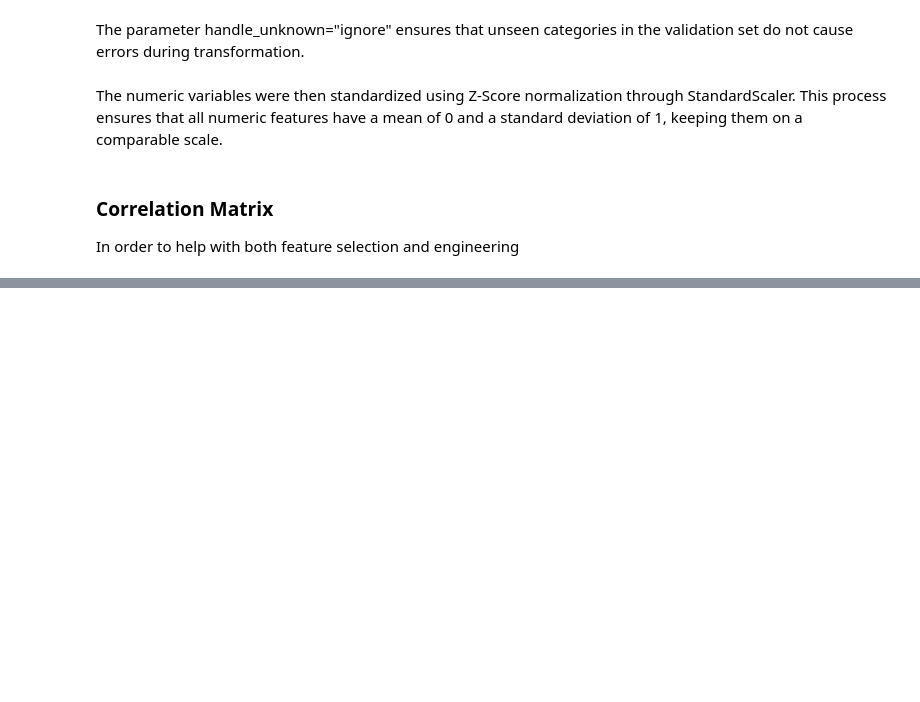
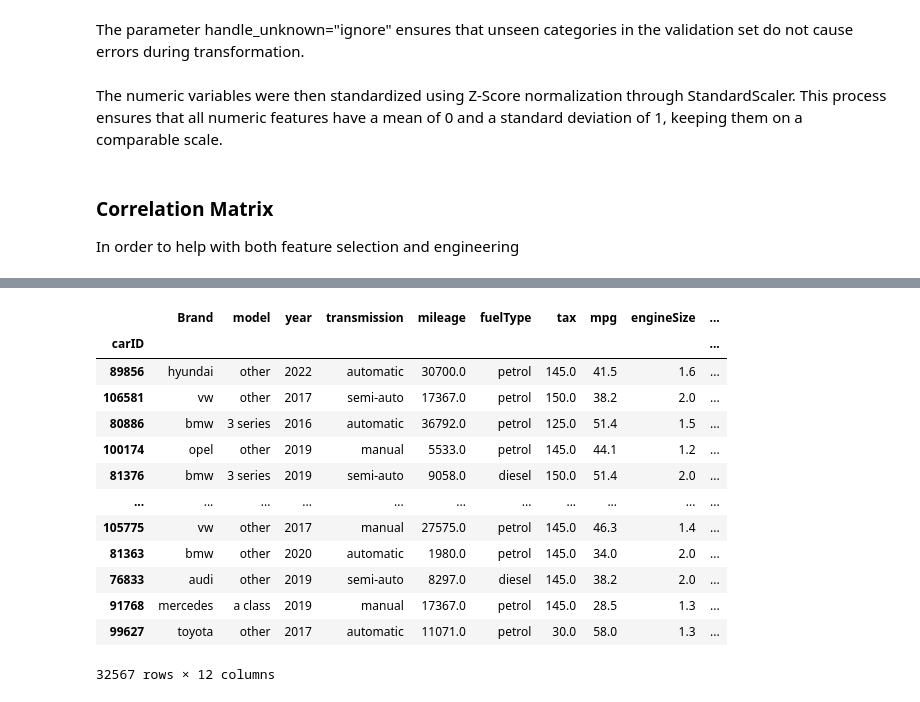
Before and after one commit to lucasdmcax/machine_learning, a Jupyter notebook: Homework_Group20.ipynb, the cells around one changed output, grey strips where cells are left out. Saved outputs shown, nothing was run; the diff lists cells and outputs as text; code cells hidden in the pictures; blank space fills up the shorter version.

Commit message:
Created a simple model in order to test our work

```diff
--- a/Homework_Group20.ipynb
+++ b/Homework_Group20.ipynb
@@ -507,0 +598,4 @@ plt.show()
+# %%
+test_df = pd.read_csv('data/test.csv').set_index('carID')
+test_df_cleaned = general_cleaning(test_df)
+test_df_cleaned.head()
@@ -507,0 +610,6 @@ plt.show()
+# %%
+for col in cat_cols:
+    standardised_cats = high_freq_categories_by_col[col]
+    # process training data
+    test_df_cleaned[col] = standardize_categorical_col(test_df_cleaned[col], standardised_cats)
+    test_df_cleaned[col] = test_df_cleaned[col].fillna('other')
@@ -507,0 +626,8 @@ plt.show()
+# %%
+# Turn outliers for remaining columns into np.nan
+for col in continuous_cols:
+    if col == 'mileage':
+        continue
+    upper_bound = upper_bounds_num_cols[col]
+
+    test_df_cleaned[col] = clean_outliers(test_df_cleaned[col], upper_bound)
@@ -507,0 +643,20 @@ plt.show()
+# %%
+for col in num_cols:
+    test_df_cleaned[col] = test_df_cleaned[col].fillna(calc_median)
+# %%
+test_df_cleaned
+# %% [output]
+|  | Brand | model | year | transmission | mileage | fuelType | tax | mpg | engineSize | ... |
+| carID |  |  |  |  |  |  |  |  |  | ... |
+| 89856 | hyundai | other | 2022 | automatic | 30700.0 | petrol | 145.0 | 41.5 | 1.6 | ... |
+| 106581 | vw | other | 2017 | semi-auto | 17367.0 | petrol | 150.0 | 38.2 | 2.0 | ... |
+| 80886 | bmw | 3 series | 2016 | automatic | 36792.0 | petrol | 125.0 | 51.4 | 1.5 | ... |
+| 100174 | opel | other | 2019 | manual | 5533.0 | petrol | 145.0 | 44.1 | 1.2 | ... |
+| 81376 | bmw | 3 series | 2019 | semi-auto | 9058.0 | diesel | 150.0 | 51.4 | 2.0 | ... |
+| ... | ... | ... | ... | ... | ... | ... | ... | ... | ... | ... |
+| 105775 | vw | other | 2017 | manual | 27575.0 | petrol | 145.0 | 46.3 | 1.4 | ... |
+| 81363 | bmw | other | 2020 | automatic | 1980.0 | petrol | 145.0 | 34.0 | 2.0 | ... |
+| 76833 | audi | other | 2019 | semi-auto | 8297.0 | diesel | 145.0 | 38.2 | 2.0 | ... |
+| 91768 | mercedes | a class | 2019 | manual | 17367.0 | petrol | 145.0 | 28.5 | 1.3 | ... |
+| 99627 | toyota | other | 2017 | automatic | 11071.0 | petrol | 30.0 | 58.0 | 1.3 | ... |
+32567 rows × 12 columns
```
Also changed, not shown: parts of 23 cells of this notebook, 1 other file.
